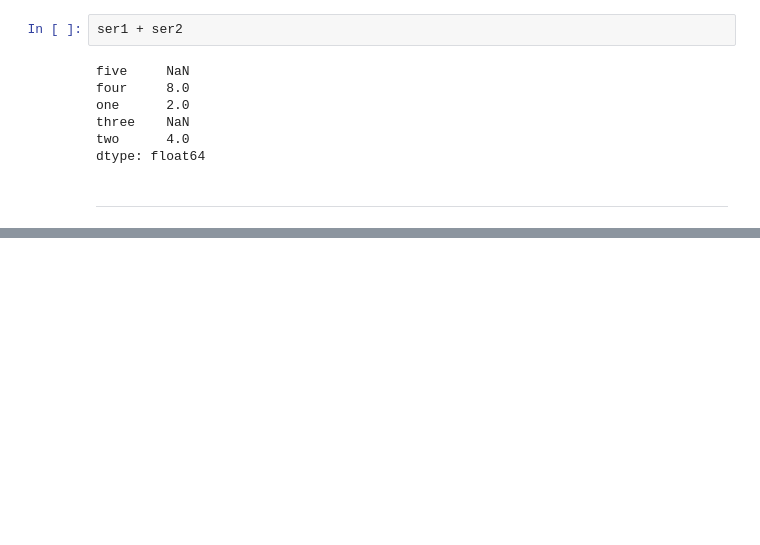
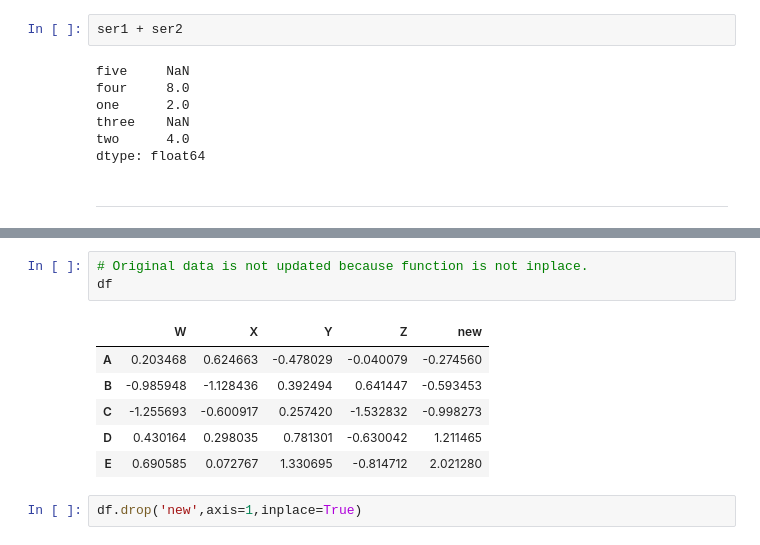
Before and after one commit to arpitbaheti2002/Data-Science-tutorials-Udemy, a Jupyter notebook: 03_Data-analysis-Pandas/01_introduction-to-Pandas.ipynb, the cells around one changed output, grey strips where cells are left out. Drawn from its saved outputs; the diff is of its cells as text; blank space fills up the shorter version.

```diff
--- a/03_Data-analysis-Pandas/01_introduction-to-Pandas.ipynb
+++ b/03_Data-analysis-Pandas/01_introduction-to-Pandas.ipynb
@@ -137,0 +222,12 @@ dtype: float64
+# %%
+# Original data is not updated because function is not inplace.
+df
+# %% [output]
+|  | W | X | Y | Z | new |
+| A | 0.203468 | 0.624663 | -0.478029 | -0.040079 | -0.274560 |
+| B | -0.985948 | -1.128436 | 0.392494 | 0.641447 | -0.593453 |
+| C | -1.255693 | -0.600917 | 0.257420 | -1.532832 | -0.998273 |
+| D | 0.430164 | 0.298035 | 0.781301 | -0.630042 | 1.211465 |
+| E | 0.690585 | 0.072767 | 1.330695 | -0.814712 | 2.021280 |
+# %%
+df.drop('new',axis=1,inplace=True)
```
Also changed, not shown: parts of 33 cells of this notebook.
